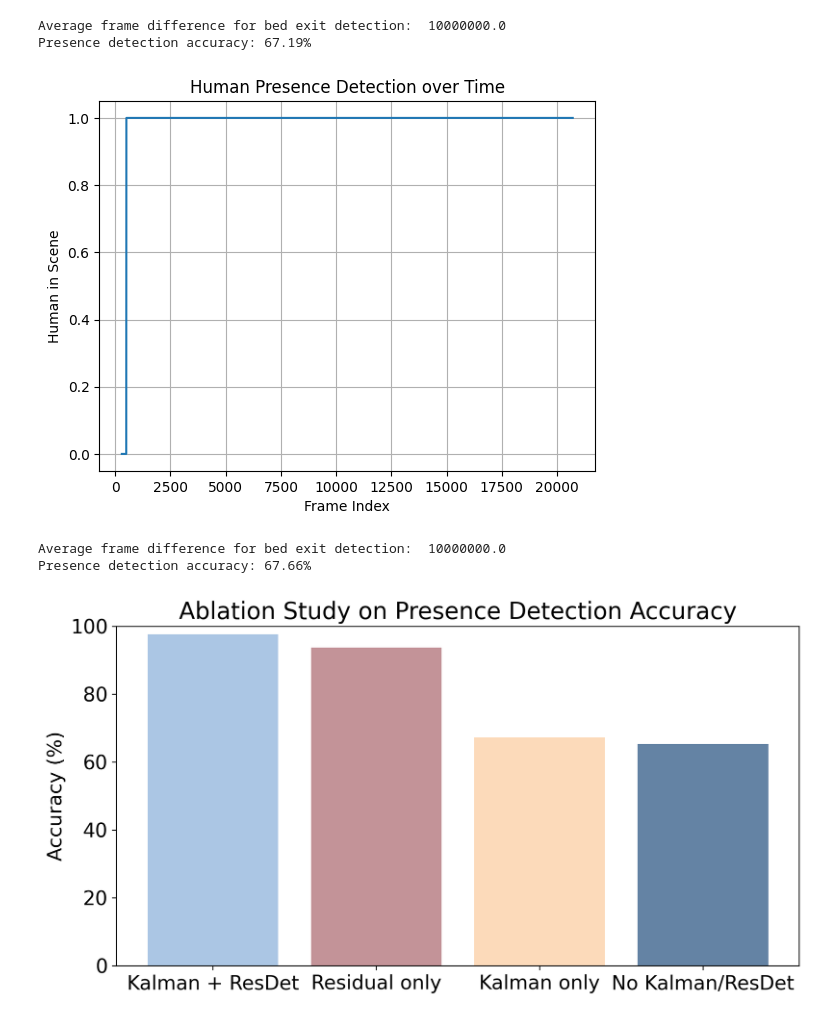
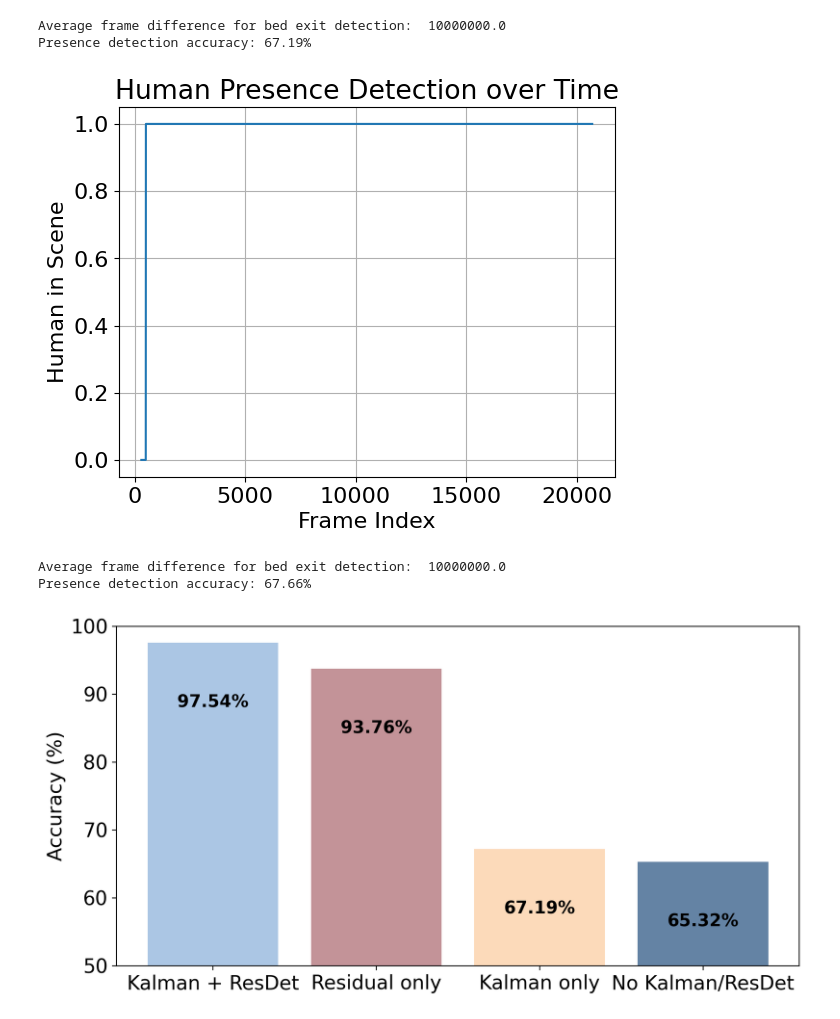
Before and after one commit to Myrmecos/FYP, a Jupyter notebook: src/data_visualization_module/visualize_detection_result.ipynb, the cells around one changed output. Saved outputs shown, nothing was run; the diff lists cells and outputs as text; code cells hidden in the pictures.

```diff
--- a/src/data_visualization_module/visualize_detection_result.ipynb
+++ b/src/data_visualization_module/visualize_detection_result.ipynb
@@ -68,7 +99,7 @@ Presence detection accuracy: 97.54%
 import pickle as pkl
 
 # load pkl file: /Users/entomophile/Desktop/FYP/entry_exit_detection/presence_detection_workspace/kalman_detection_result_noKalman.pkl
-with open('/Users/entomophile/Desktop/FYP/entry_exit_detection/presence_detection_workspace/kalman_detection_result_noKalman.pkl', 'rb') as f:
+with open('/Users/entomophile/Desktop/FYP/entry_exit_detection/presence_detection_workspace/data/outputs/kalman_detection_result_noKalman.pkl', 'rb') as f:
     detection_result = pkl.load(f)
 # entry format: return_dict = {"human_in_scene": False, "bed_exit": False, "Frame index": idx}
 # plot human_in_scene against idx
@@ -130,10 +161,10 @@ Presence detection accuracy: 67.66%
 # compare contents of kalman_detection_result.pkl and kalman_detection_result_noKalman.pkl
 import pickle as pkl
 # load pkl file: /Users/entomophile/Desktop/FYP/entry_exit_detection/presence_detection_workspace/kalman_detection_result_noKalman.pkl
-with open('/Users/entomophile/Desktop/FYP/entry_exit_detection/presence_detection_workspace/kalman_detection_result_noKalman.pkl', 'rb') as f:
+with open('/Users/entomophile/Desktop/FYP/entry_exit_detection/presence_detection_workspace/data/outputs/kalman_detection_result_noKalman.pkl', 'rb') as f:
     detection_result_noKalman = pkl.load(f)
 # load pkl file: /Users/entomophile/Desktop/FYP/entry_exit_detection
-with open('/Users/entomophile/Desktop/FYP/entry_exit_detection/presence_detection_workspace/kalman_detection_result.pkl', 'rb') as f:
+with open('/Users/entomophile/Desktop/FYP/entry_exit_detection/presence_detection_workspace/data/outputs/kalman_detection_result.pkl', 'rb') as f:
     detection_result = pkl.load(f)
 # compare detection results frame by frame
 differences = []
@@ -147,7 +178,7 @@ Total differing frames: 6713
 import pickle as pkl
 
 # load pkl file: /Users/entomophile/Desktop/FYP/entry_exit_detection/presence_detection_workspace/kalman_detection_result_noKalman.pkl
-with open('/Users/entomophile/Desktop/FYP/entry_exit_detection/presence_detection_workspace/kalman_detection_result_noResDet.pkl', 'rb') as f:
+with open('/Users/entomophile/Desktop/FYP/entry_exit_detection/presence_detection_workspace/data/outputs/kalman_detection_result_noResDet.pkl', 'rb') as f:
     detection_result = pkl.load(f)
 # entry format: return_dict = {"human_in_scene": False, "bed_exit": False, "Frame index": idx}
 # plot human_in_scene against idx
@@ -209,7 +240,7 @@ Presence detection accuracy: 67.19%
 import pickle as pkl
 
 # load pkl file: /Users/entomophile/Desktop/FYP/entry_exit_detection/presence_detection_workspace/kalman_detection_result_noKalman.pkl
-with open('/Users/entomophile/Desktop/FYP/entry_exit_detection/presence_detection_workspace/kalman_detection_result_noKalman_noResDet.pkl', 'rb') as f:
+with open('/Users/entomophile/Desktop/FYP/entry_exit_detection/presence_detection_workspace/data/outputs/kalman_detection_result_noKalman_noResDet.pkl', 'rb') as f:
     detection_result = pkl.load(f)
 # entry format: return_dict = {"human_in_scene": False, "bed_exit": False, "Frame index": idx}
 # plot human_in_scene against idx
@@ -224,7 +255,7 @@ plt.title('Human Presence Detection over Time')
 plt.grid()
 plt.show()
 # %% [output]
-[figure, old version]
+[figure, new version]
 # %%
 # load /Users/entomophile/Desktop/FYP/entry_exit_detection/presence_detection_workspace/data/hall1/annotation.yaml
 import yaml
@@ -270,21 +301,33 @@ Presence detection accuracy: 67.66%
 # %%
 # Draw histogram to show ablation study results
 # Kalman + Residual Detection: 97.54%
 # Kalman only: 67.19%
 # Residual only: 93.76%
 # No residual, no Kalman:  65.32%
 plt.rcParams.update({'pdf.fonttype': 42})
 plt.rcParams.update({'ps.fonttype': 42})
 plt.rcParams.update({'font.size': 16})
 plt.figure(figsize=(10, 5), dpi=200)
 
 import matplotlib.pyplot as plt
 labels = ['Kalman + ResDet', 'Residual only', 'Kalman only', 'No Kalman/ResDet']
 accuracies = [97.54, 93.76, 67.19, 65.32]
-plt.bar(labels, accuracies, color = ["#ABC6E4", "#C39398", "#FCDABA", "#6483A4"])
-plt.ylim(0, 100)
+bars = plt.bar(labels, accuracies, color = ["#ABC6E4", "#C39398", "#FCDABA", "#6483A4"])
+plt.ylim(50, 100)
 plt.ylabel('Accuracy (%)')
-plt.title('Ablation Study on Presence Detection Accuracy')
-plt.show()
+# plt.title('Ablation Study on Presence Detection Accuracy')
+
+# Add percentage labels on top of bars
+for bar in bars:
+    height = bar.get_height()
+    plt.text(bar.get_x() + bar.get_width()/2., height-10,
+             f'{height:.2f}%',
+             ha='center', va='bottom', fontsize=14, fontweight='bold')
+
+# Create figures directory if it doesn't exist
+os.makedirs('figures', exist_ok=True)
+
+# Save figure before showing
+plt.savefig('figures/ablation_study_accuracy.pdf', bbox_inches='tight')
 # %% [output]
-[figure, old version]
+[figure, new version]
```
Also changed, not shown: parts of 4 cells of this notebook, 14 other files.
